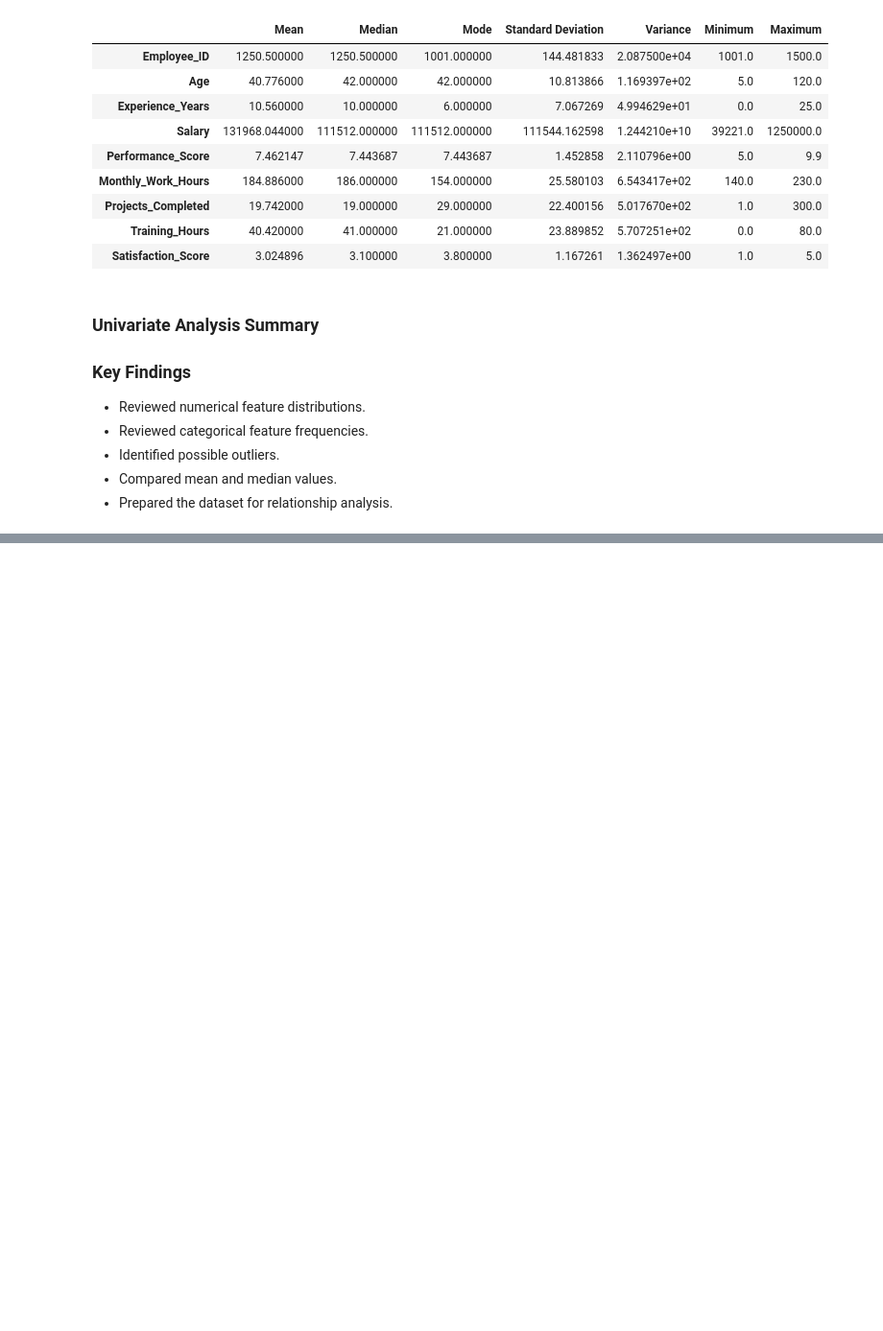
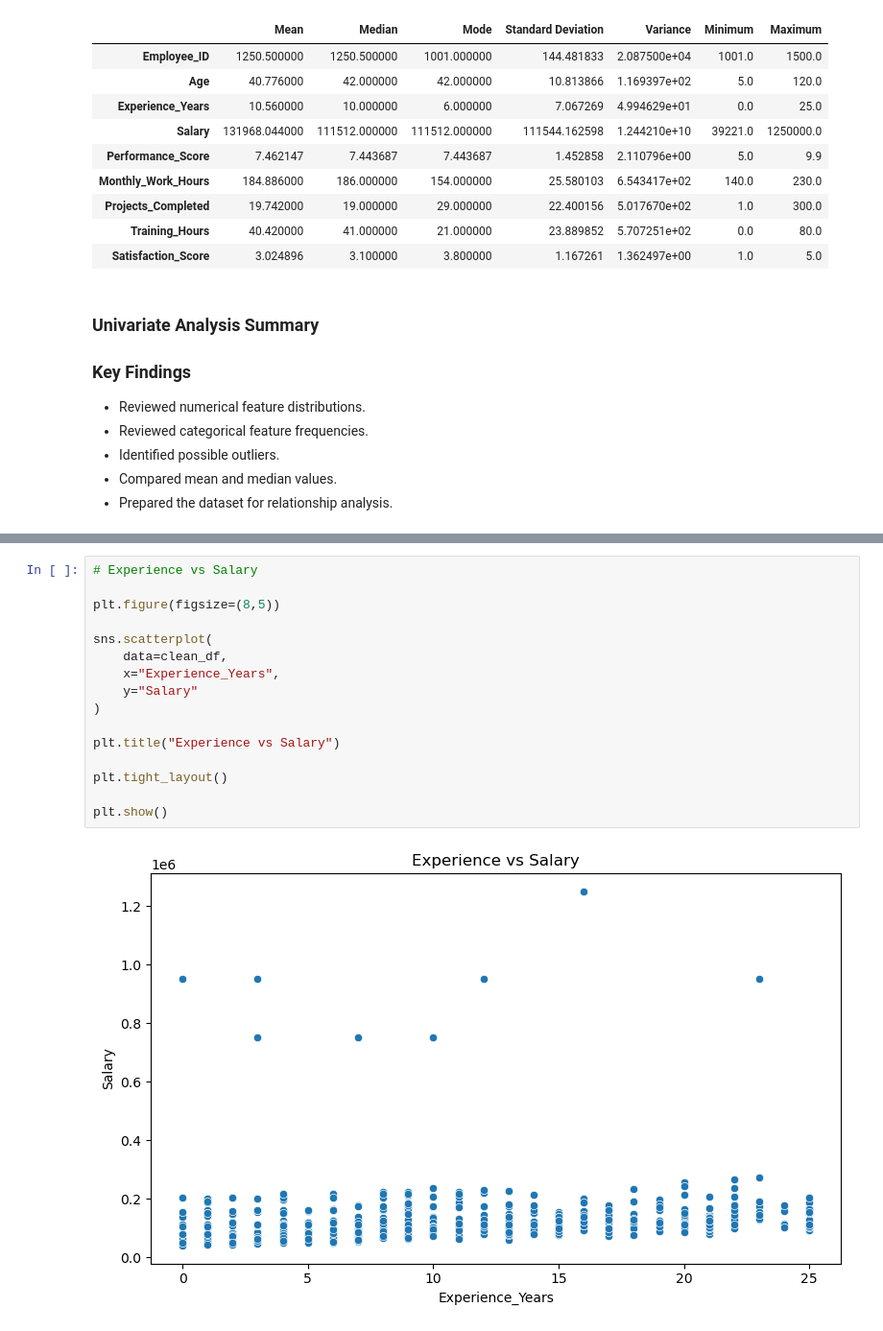
Before and after one commit to Kainatfatima0311/employee-workforce-eda, a Jupyter notebook: notebooks/employee_workforce_eda.ipynb, the cells around one changed output, grey strips where cells are left out. Shown at 96% size. Saved outputs shown, nothing was run; the diff lists cells and outputs as text; blank space fills up the shorter version.

```diff
--- a/notebooks/employee_workforce_eda.ipynb
+++ b/notebooks/employee_workforce_eda.ipynb
@@ -785,0 +833,18 @@ statistics
+# %%
+# Experience vs Salary
+
+plt.figure(figsize=(8,5))
+
+sns.scatterplot(
+    data=clean_df,
+    x="Experience_Years",
+    y="Salary"
+)
+
+plt.title("Experience vs Salary")
+
+plt.tight_layout()
+
+plt.show()
+# %% [output]
+[figure, added]
```
Also changed, not shown: parts of 21 cells of this notebook.
